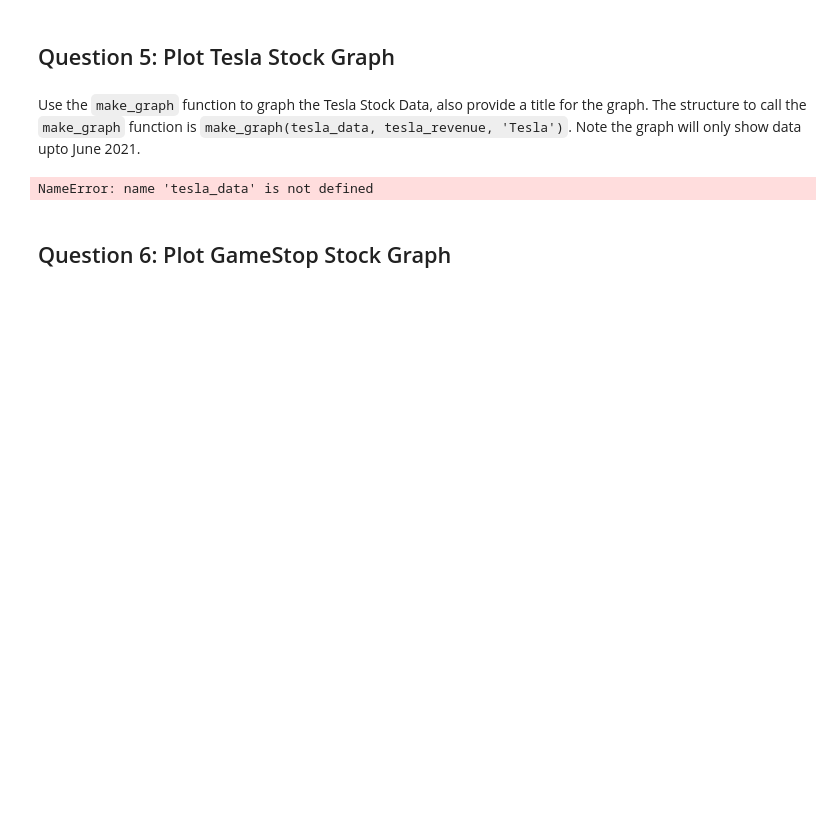
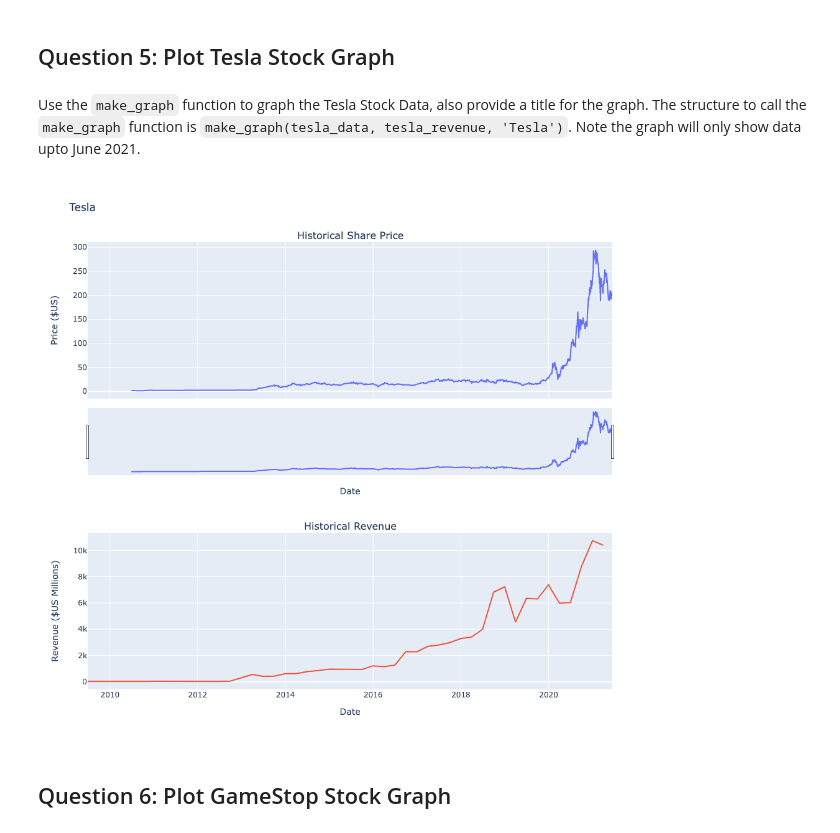
Before and after one commit to Hanskill/hyur, a Jupyter notebook: HTFinal Assignment.ipynb, the cells around one changed output. Cells and saved outputs as stored; diff of their text form; code cells hidden in the pictures; blank space fills up the shorter version.

```diff
--- a/HTFinal Assignment.ipynb
+++ b/HTFinal Assignment.ipynb
@@ -259,9 +281,9 @@ gme_revenue.tail()
 # %% [markdown]
 Use the `make_graph` function to graph the Tesla Stock Data, also provide a title for the graph. The structure to call the `make_graph` function is `make_graph(tesla_data, tesla_revenue, 'Tesla')`. Note the graph will only show data upto June 2021.
 # %%
-make_graph(tesla_data, tesla_revenue,'Tesla')
+make_graph(tsla_share_price_data, tesla_revenue,'Tesla')
 # %% [output]
-NameError: name 'tesla_data' is not defined
+[figure, added]
 # %% [markdown]
 ## Question 6: Plot GameStop Stock Graph
 # %% [markdown]
```
Also changed, not shown: parts of 11 cells of this notebook.
